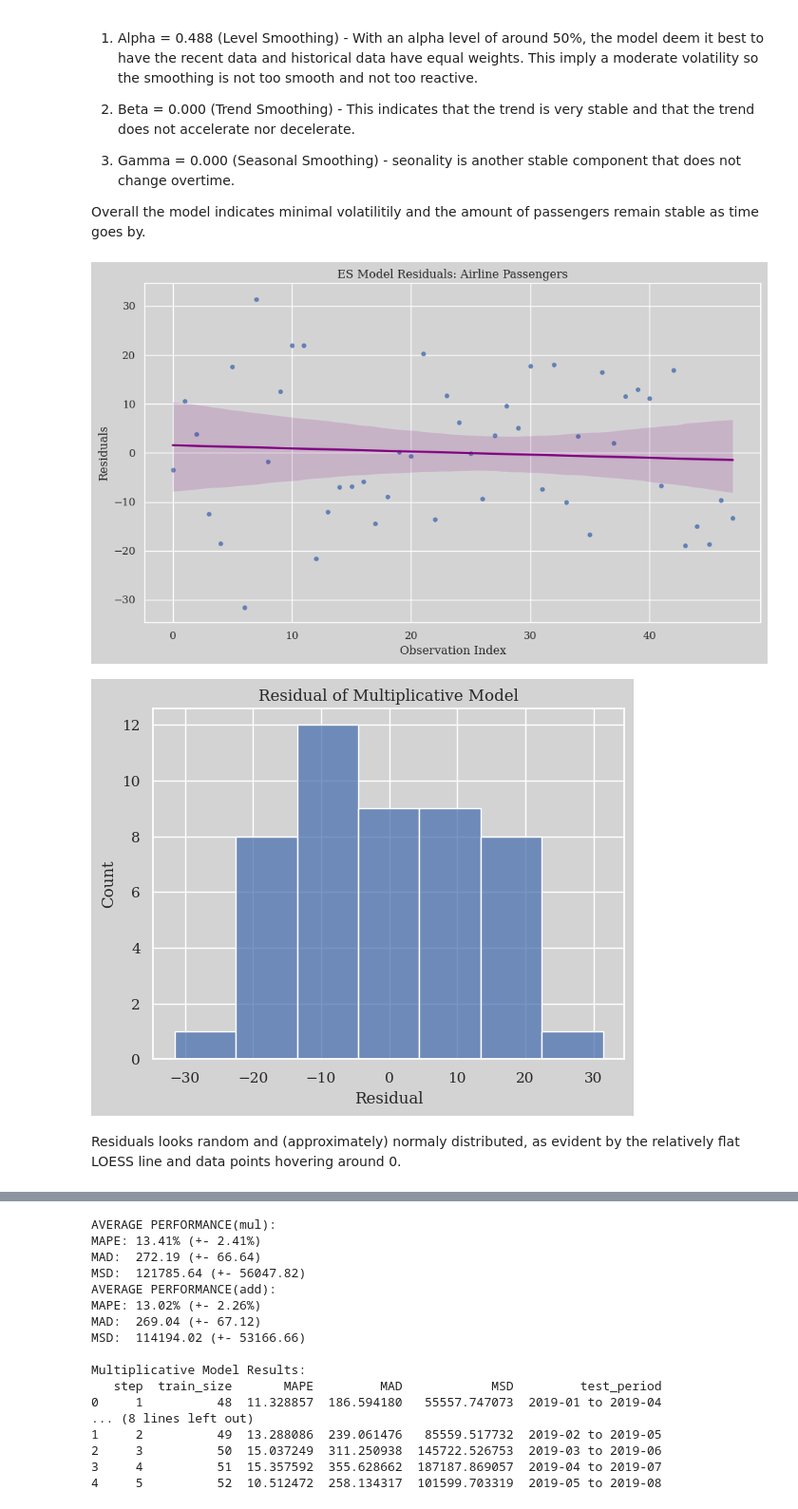
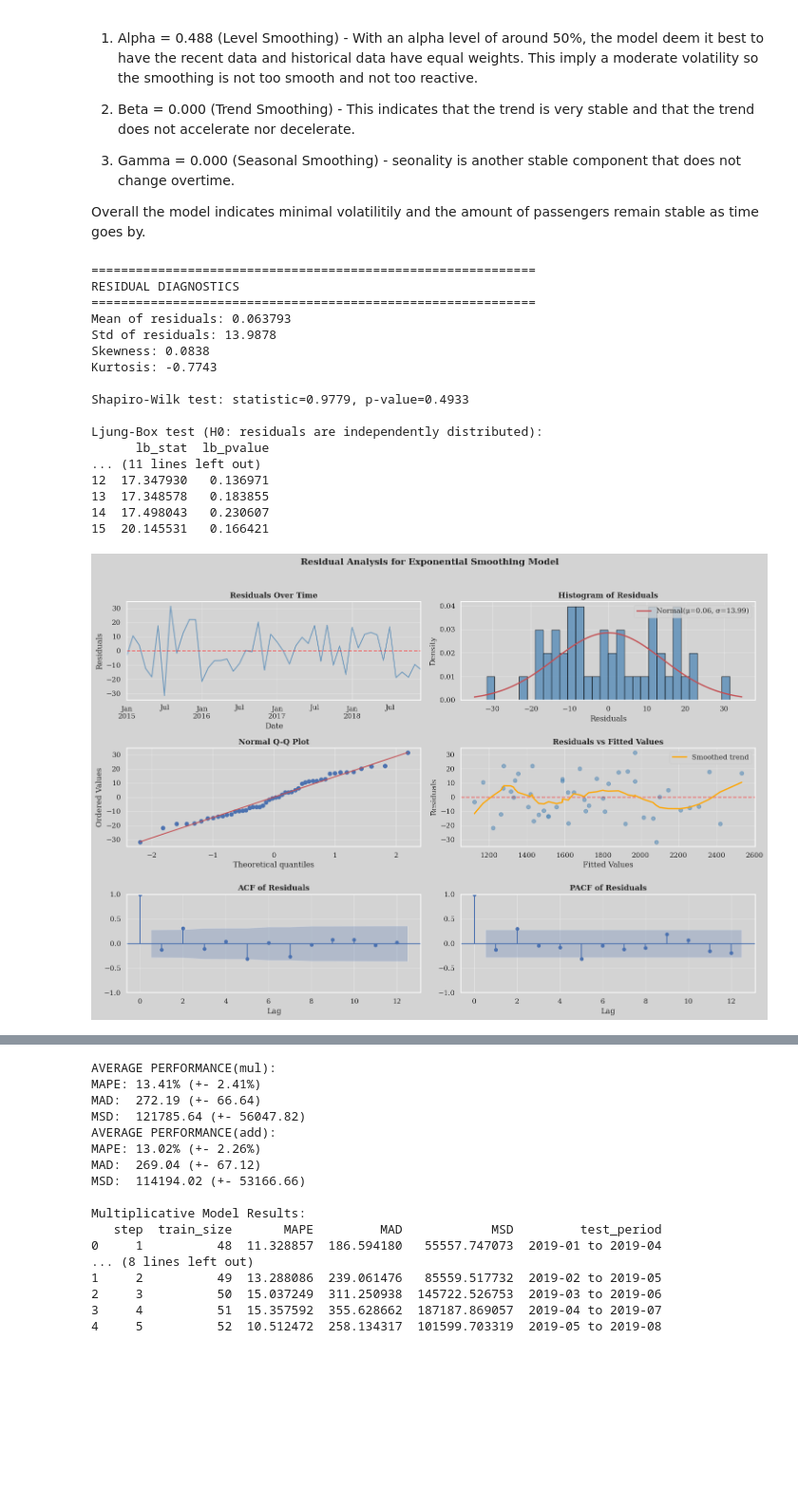
Before and after one commit to RomandRapido/APM1215-TimeSeries, a Jupyter notebook: FA2_Lansangan/FA2_Lansangan.ipynb, the cells around one changed output, grey strips where cells are left out. Shown at 95% size. Saved outputs shown, nothing was run; the diff lists cells and outputs as text; code cells hidden in the pictures; blank space fills up the shorter version.

```diff
--- a/FA2_Lansangan/FA2_Lansangan.ipynb
+++ b/FA2_Lansangan/FA2_Lansangan.ipynb
@@ -146,23 +146,3 @@ The additive model seemed to overestimate the seasonality in the earlier part (a
 3. Gamma = 0.000 (Seasonal Smoothing) - seonality is another stable component that does not change overtime.
 
 Overall the model indicates minimal volatilitily and the amount of passengers remain stable as time goes by.
-# %%
-plt.figure(figsize=(10, 6))
-indices = np.arange(len(model_mul.resid))
-sns.regplot(x=indices, y=model_mul.resid, scatter_kws={'s': 15}, line_kws={'color': 'purple'})
-plt.title("ES Model Residuals: Airline Passengers")
-plt.xlabel("Observation Index")
-plt.ylabel("Residuals")
-plt.tight_layout()
-plt.show()
-# %% [output]
-[figure, removed]
-# %%
-sns.histplot(model_mul.resid)
-
-plt.title("Residual of Multiplicative Model")
-plt.xlabel("Residual");
-# %% [output]
-[figure, removed]
-# %% [markdown]
-Residuals looks random and (approximately) normaly distributed, as evident by the relatively flat LOESS line and data points hovering around 0.
@@ -168,0 +256,21 @@ Residuals looks random and (approximately) normaly distributed, as evident by th
+# %%
+plot_residual_analysis(model_mul, train['Passengers']);
+# %% [output]
+============================================================
+RESIDUAL DIAGNOSTICS
+============================================================
+Mean of residuals: 0.063793
+Std of residuals: 13.9878
+Skewness: 0.0838
+Kurtosis: -0.7743
+
+Shapiro-Wilk test: statistic=0.9779, p-value=0.4933
+
+Ljung-Box test (H0: residuals are independently distributed):
+      lb_stat  lb_pvalue
+... (11 lines left out)
+12  17.347930   0.136971
+13  17.348578   0.183855
+14  17.498043   0.230607
+15  20.145531   0.166421
+[figure, added]
```
Also changed, not shown: parts of 11 cells of this notebook, 1 other file.
